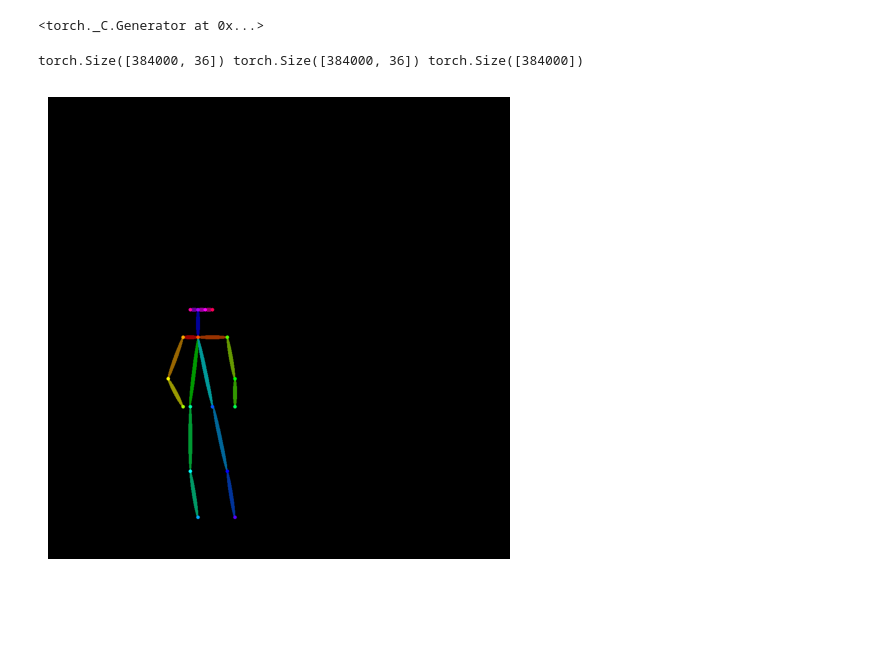
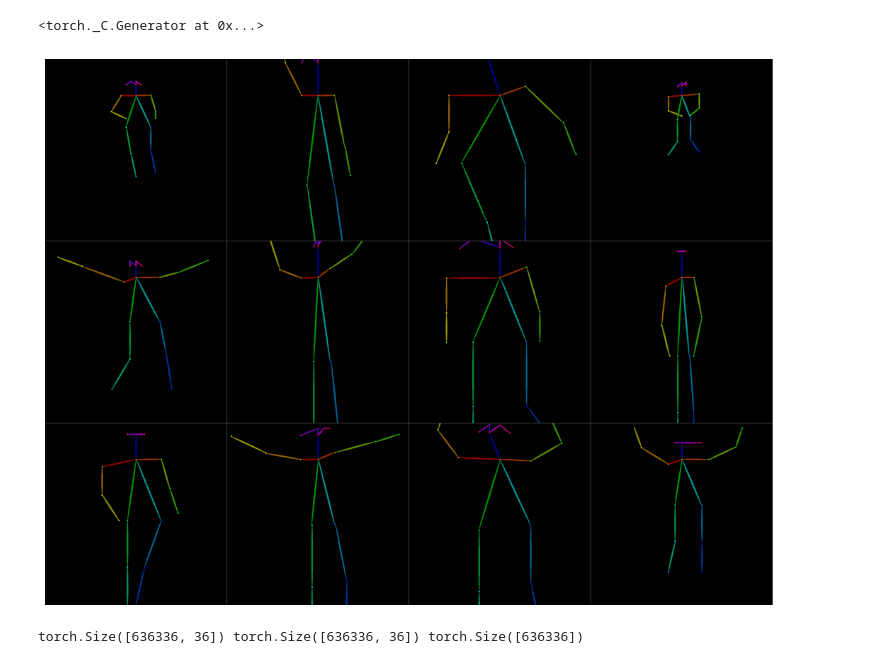
Before and after one commit to MarkZakelj/openpose-extrapolation, a Jupyter notebook: preprocess_02.ipynb, the cells around one changed output. Cells and saved outputs as stored; diff of their text form; code cells hidden in the pictures; blank space fills up the shorter version.

```diff
--- a/preprocess_02.ipynb
+++ b/preprocess_02.ipynb
@@ -46,11 +131,0 @@ poses = calculate_relative_points(poses) # change to relative to NECK
-# %%
-# augument the dataset with scaling
-get_scale = lambda : random.uniform(1.0, 3.8)
-REPETITIONS = 10
-res = []
-for n in range(REPETITIONS):
-    poses_scaled = poses.clone()
-    scale = get_scale()
-    poses_scaled *= scale
-    res.append(poses_scaled)
-poses_scaled = torch.cat(res, dim=0)
@@ -115 +132,19 @@ ratios_tensor = ratios_tensor.repeat(k)
+# %%
+import random
+h = 1024
+w = 1024
+images = [Image.fromarray(draw_bodypose(np.zeros((h, w, 3), dtype=np.uint8),
+                                        translate_to_keyppoints(poses_scaled[i].numpy(),leave_out_invisible=True),
+                                        translation=(0.5, 0.2),
+                                         show_invisible=True ))
+          for i in random.sample(range(0, poses_scaled.shape[0] + 1), 12)]
+rows = 3
+cols = 4
+grid_img = create_image_grid_with_borders(images, rows, cols)
+fig = plt.figure(figsize=(14, 10))
+plt.imshow(grid_img)
+plt.axis('off')
+plt.show();
+# %% [output]
+[figure, added]
 # %%
@@ -118,16 +153,16 @@ poses_missing = rearrange(poses_missing, 'n ps p -> n (ps p)')
 # %%
 # check if ratios and points are of the same length and
 # if missing and scaled are the same except for the missing points
-print(poses_scaled.shape, poses_missing.shape, ratios_tensor.shape)
-assert poses_scaled.shape[0] == ratios_tensor.shape[0]
-assert poses_scaled.shape[0] == poses_missing.shape[0]
+print(poses_scaled_rearranged.shape, poses_missing_rearranged.shape, ratios_tensor.shape)
+assert poses_scaled_rearranged.shape[0] == ratios_tensor.shape[0]
+assert poses_scaled_rearranged.shape[0] == poses_missing_rearranged.shape[0]
 
-assert poses_scaled.shape[1] == poses_missing.shape[1] == 36
+assert poses_scaled_rearranged.shape[1] == poses_missing_rearranged.shape[1] == 36
 
-mask = poses_missing != -10.0
-assert (poses_missing[mask] == poses_scaled[mask]).all()
+mask = poses_missing_rearranged != -10.0
+assert (poses_missing_rearranged[mask] == poses_scaled_rearranged[mask]).all()
 # %% [output]
-torch.Size([384000, 36]) torch.Size([384000, 36]) torch.Size([384000])
+torch.Size([636336, 36]) torch.Size([636336, 36]) torch.Size([636336])
 # %%
 data_dir = f'data/{VERSION}'
 os.makedirs(data_dir, exist_ok=True)
@@ -136,12 +171 @@ torch.save(poses_missing, os.path.join(data_dir, 'poses_missing.pt'))
 torch.save(ratios_tensor, os.path.join(data_dir, 'ratios.pt'))
-# %%
-h, w = 1024, 1024
-images = [Image.fromarray(draw_bodypose(np.zeros((h, w, 3), dtype=np.uint8), translate_to_keyppoints(poses[i].numpy())))
-          for i in random.sample(range(0, poses.shape[0] + 1), 6)]
-grid_img = create_image_grid_with_borders(images, 1, 1)
-fig = plt.figure(figsize=(6, 6))
-plt.imshow(grid_img)
-plt.axis('off')
-plt.show();
-# %% [output]
-[figure, removed]
```
Also changed, not shown: parts of 8 cells of this notebook.
